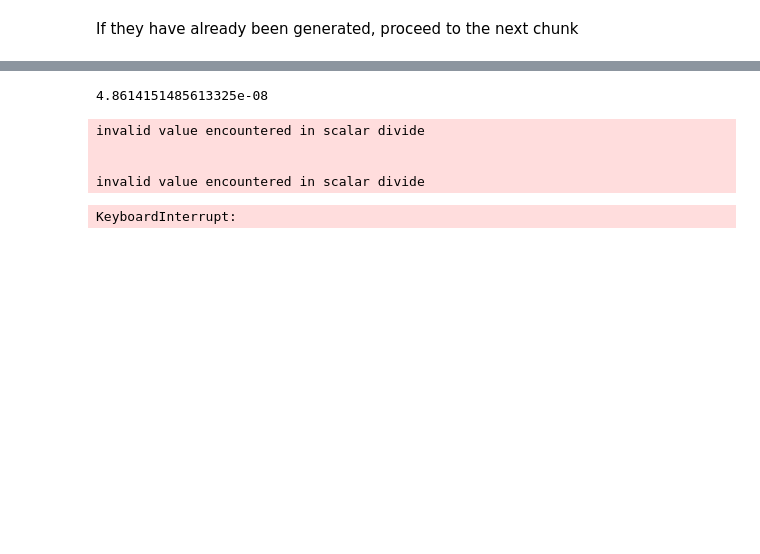
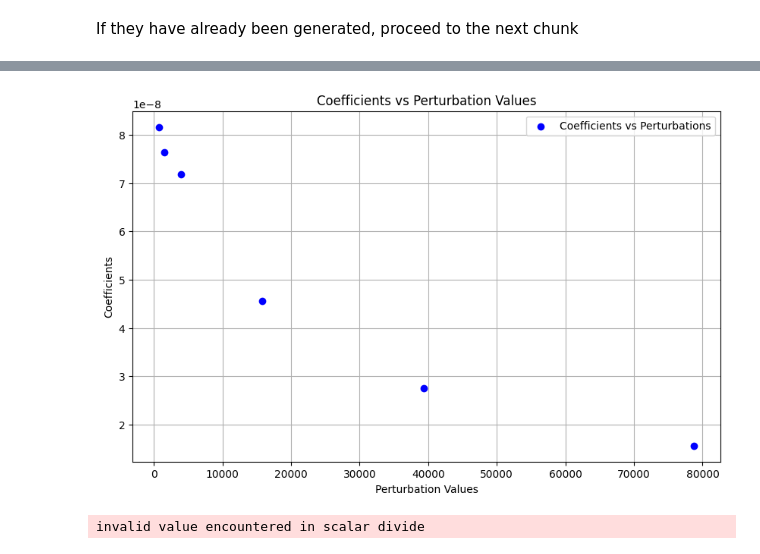
Before and after one commit to carothersresearch/ECFERS, a Jupyter notebook: notebooks/perturb_and_collect.ipynb, the cells around one changed output, grey strips where cells are left out. Saved outputs shown, nothing was run; the diff lists cells and outputs as text; code cells hidden in the pictures; blank space fills up the shorter version.

Commit message:
additional metrics

```diff
--- a/notebooks/perturb_and_collect.ipynb
+++ b/notebooks/perturb_and_collect.ipynb
@@ -153,6 +159,6 @@ Now that we have metrics, we need to turn it into a legible format!
 # %%
-# Reshape the metrics array into (153571, 9)
-metrics_reshaped = metrics.reshape(153571, 9)
+# Reshape the metrics array into (153571, 9), or whatever metrics.shape is divided by 9
+metrics_reshaped = metrics.reshape(460207, 9)
 # %%
 # Create the DataFrame with the specified column names
 metrics_df = pd.DataFrame(metrics_reshaped, columns=['Final Concentration', 'Min Conc', 'Max Conc', 'Min Time', 'Max Time', 'Total Production', 'Production to Max', 'Half Max Time', 'Half Max Conc'])
@@ -199,3 +267,25 @@ og_conc_df = pd.read_csv('concentration_df.csv')
+# %%
+changed = 'v120'
+observed = 'C12214'
+metric = "Final Concentration"
+coeffs, perts = calc_coeffs(changed, observed, metric)
+# %%
+plt.figure(figsize=(10, 6))
+
+# Scatter plot
+plt.scatter(perts, coeffs, color='blue', label='Coefficients vs Perturbations')
+
+# Adding labels and title
+plt.xlabel('Perturbation Values')
+plt.ylabel('Coefficients')
+plt.title('Coefficients vs Perturbation Values')
+plt.legend()
+
+# Show plot
+plt.grid(True)
+plt.show()
+# %% [output]
+[figure, added]
 # %%
 # give me a protein or compound to change
 # give me a compound to observe
@@ -240,7 +328,3 @@ def calc_coeffs(changed, observed, metric):
 changed = 'v120'
 observed = 'C12214'
 metric = "Final Concentration"
-# %%
-calc_coeffs(changed, observed, metric)
-# %% [output]
-4.8614151485613325e-08
@@ -252,15 +406,13 @@ for col in og_conc_df.columns:
 # %%
-heatmap_data = pd.DataFrame(index=compounds, columns=params)
+heatmap_data1 = pd.DataFrame(index=compounds, columns=params)
 
 for param in params:
     for comp in compounds:
         try:
-            heatmap_data.loc[comp, param] = calc_coeffs(param, comp, "Final Concentration")
+            heatmap_data1.loc[comp, param] = calc_coeff1(param, comp, "Final Concentration")
         except IndexError as e:
-            heatmap_data.loc[comp, param] = 0
+            heatmap_data1.loc[comp, param] = 0
+
+heatmap_data1.to_csv('results/coefficients/240807_heatmap1.csv')
 # %% [output]
 invalid value encountered in scalar divide
-
-
-invalid value encountered in scalar divide
-KeyboardInterrupt:
```
Also changed, not shown: parts of 18 cells of this notebook, 4 other files.
